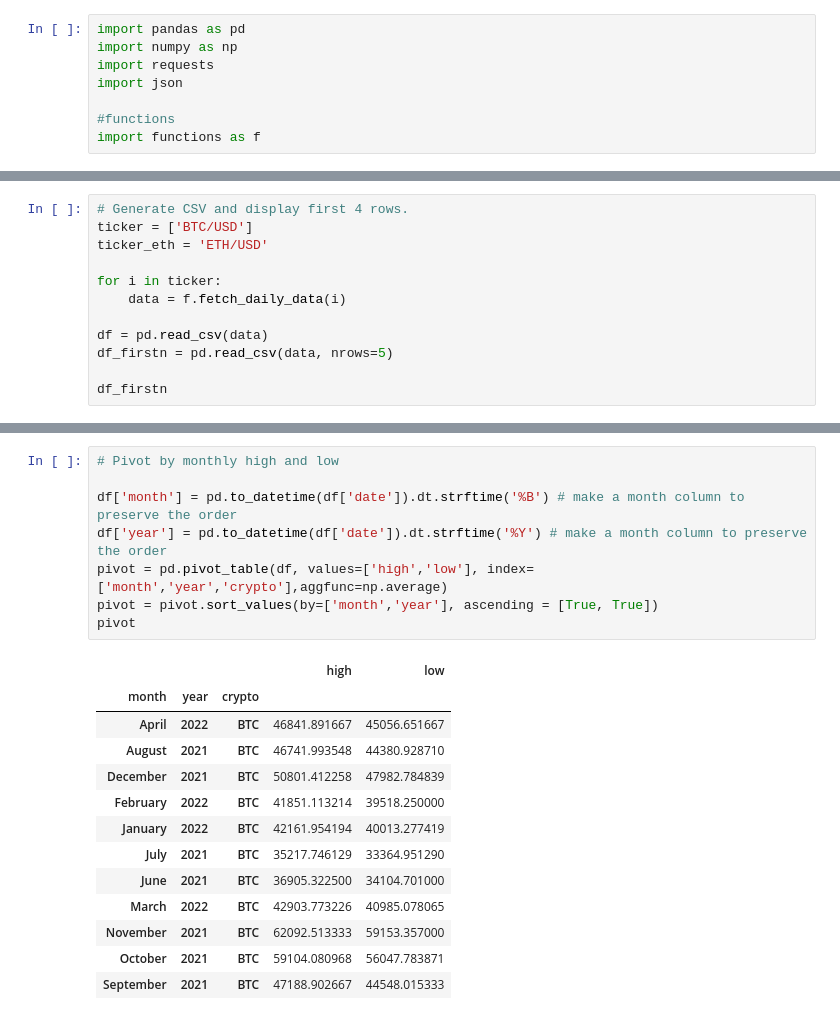
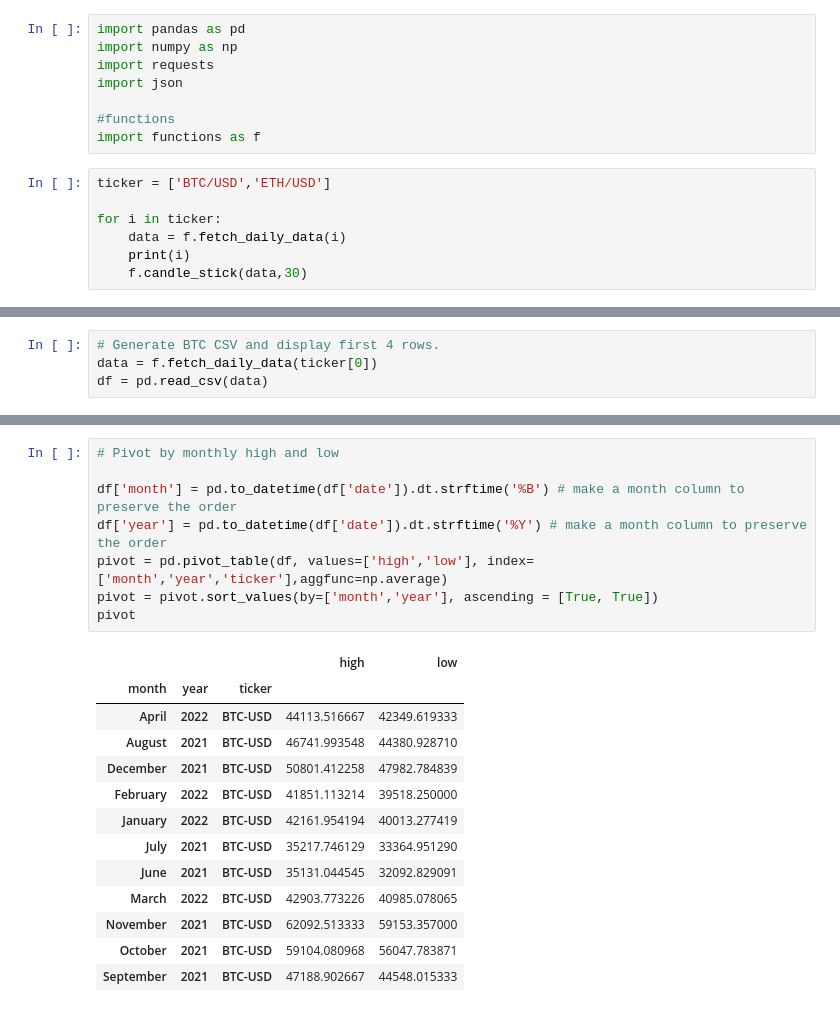
Before and after one commit to finnnilsen90/finance-blockchain_analysis, a Jupyter notebook: crypto_analysis.ipynb, the cells around one changed output, grey strips where cells are left out. Cells and saved outputs as stored; diff of their text form.

```diff
--- a/crypto_analysis.ipynb
+++ b/crypto_analysis.ipynb
@@ -6,3 +6,10 @@ import json
 
 #functions
 import functions as f
+# %%
+ticker = ['BTC/USD','ETH/USD']
+
+for i in ticker:
+    data = f.fetch_daily_data(i)
+    print(i)
+    f.candle_stick(data,30)
@@ -9,12 +21,4 @@ import functions as f
 # %%
-# Generate CSV and display first 4 rows.
-ticker = ['BTC/USD']
-ticker_eth = 'ETH/USD'
-
-for i in ticker:
-    data = f.fetch_daily_data(i)
-
+# Generate BTC CSV and display first 4 rows.
+data = f.fetch_daily_data(ticker[0])
 df = pd.read_csv(data)
-df_firstn = pd.read_csv(data, nrows=5)
-
-df_firstn
@@ -28,22 +25,22 @@ df_firstn
 # %%
 # Pivot by monthly high and low
 
 df['month'] = pd.to_datetime(df['date']).dt.strftime('%B') # make a month column to preserve the order
 df['year'] = pd.to_datetime(df['date']).dt.strftime('%Y') # make a month column to preserve the order
-pivot = pd.pivot_table(df, values=['high','low'], index=['month','year','crypto'],aggfunc=np.average)
+pivot = pd.pivot_table(df, values=['high','low'], index=['month','year','ticker'],aggfunc=np.average)
 pivot = pivot.sort_values(by=['month','year'], ascending = [True, True])
 pivot
 # %% [output]
 |  |  |  | high | low |
-| month | year | crypto |  |  |
-| April | 2022 | BTC | 46841.891667 | 45056.651667 |
-| August | 2021 | BTC | 46741.993548 | 44380.928710 |
-| December | 2021 | BTC | 50801.412258 | 47982.784839 |
-| February | 2022 | BTC | 41851.113214 | 39518.250000 |
-| January | 2022 | BTC | 42161.954194 | 40013.277419 |
-| July | 2021 | BTC | 35217.746129 | 33364.951290 |
-| June | 2021 | BTC | 36905.322500 | 34104.701000 |
-| March | 2022 | BTC | 42903.773226 | 40985.078065 |
-| November | 2021 | BTC | 62092.513333 | 59153.357000 |
-| October | 2021 | BTC | 59104.080968 | 56047.783871 |
-| September | 2021 | BTC | 47188.902667 | 44548.015333 |
+| month | year | ticker |  |  |
+| April | 2022 | BTC-USD | 44113.516667 | 42349.619333 |
+| August | 2021 | BTC-USD | 46741.993548 | 44380.928710 |
+| December | 2021 | BTC-USD | 50801.412258 | 47982.784839 |
+| February | 2022 | BTC-USD | 41851.113214 | 39518.250000 |
+| January | 2022 | BTC-USD | 42161.954194 | 40013.277419 |
+| July | 2021 | BTC-USD | 35217.746129 | 33364.951290 |
+| June | 2021 | BTC-USD | 35131.044545 | 32092.829091 |
+| March | 2022 | BTC-USD | 42903.773226 | 40985.078065 |
+| November | 2021 | BTC-USD | 62092.513333 | 59153.357000 |
+| October | 2021 | BTC-USD | 59104.080968 | 56047.783871 |
+| September | 2021 | BTC-USD | 47188.902667 | 44548.015333 |
```
Also changed, not shown: parts of 3 cells of this notebook, 1 other file.
